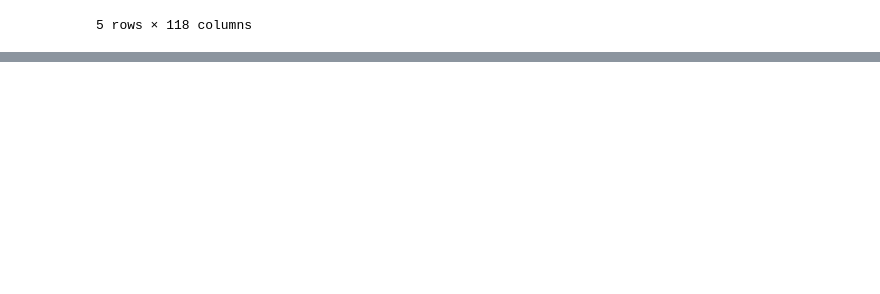
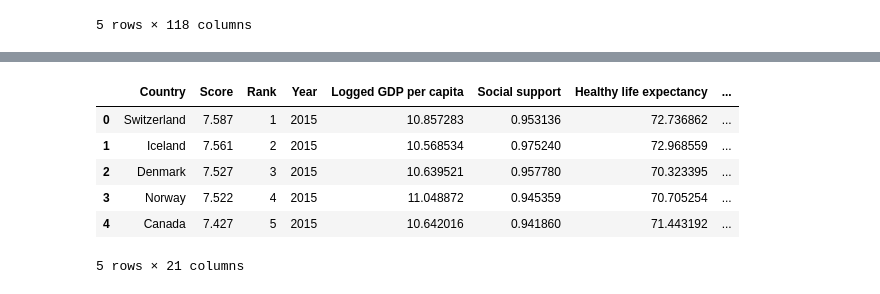
Before and after one commit to kawandag/PopulationvsHappinessData, a Jupyter notebook: waterSanitationVsWHI.ipynb, the cells around one changed output, grey strips where cells are left out. Cells and saved outputs as stored; diff of their text form; code cells hidden in the pictures; blank space fills up the shorter version.

```diff
--- a/waterSanitationVsWHI.ipynb
+++ b/waterSanitationVsWHI.ipynb
@@ -148,3 +147,12 @@ pasw_df.head()
 # %%
 merged_df2 = pd.merge(whi_df, pasw_df, on=["Country", "Year"], how="left")
-merged_df.dropna(inplace = True)
+merged_df2.dropna(inplace = True)
+merged_df2.head()
+# %% [output]
+|  | Country | Score | Rank | Year | Logged GDP per capita | Social support | Healthy life expectancy | ... |
+| 0 | Switzerland | 7.587 | 1 | 2015 | 10.857283 | 0.953136 | 72.736862 | ... |
+| 1 | Iceland | 7.561 | 2 | 2015 | 10.568534 | 0.975240 | 72.968559 | ... |
+| 2 | Denmark | 7.527 | 3 | 2015 | 10.639521 | 0.957780 | 70.323395 | ... |
+| 3 | Norway | 7.522 | 4 | 2015 | 11.048872 | 0.945359 | 70.705254 | ... |
+| 4 | Canada | 7.427 | 5 | 2015 | 10.642016 | 0.941860 | 71.443192 | ... |
+5 rows × 21 columns
```
Also changed, not shown: parts of 12 cells of this notebook.
